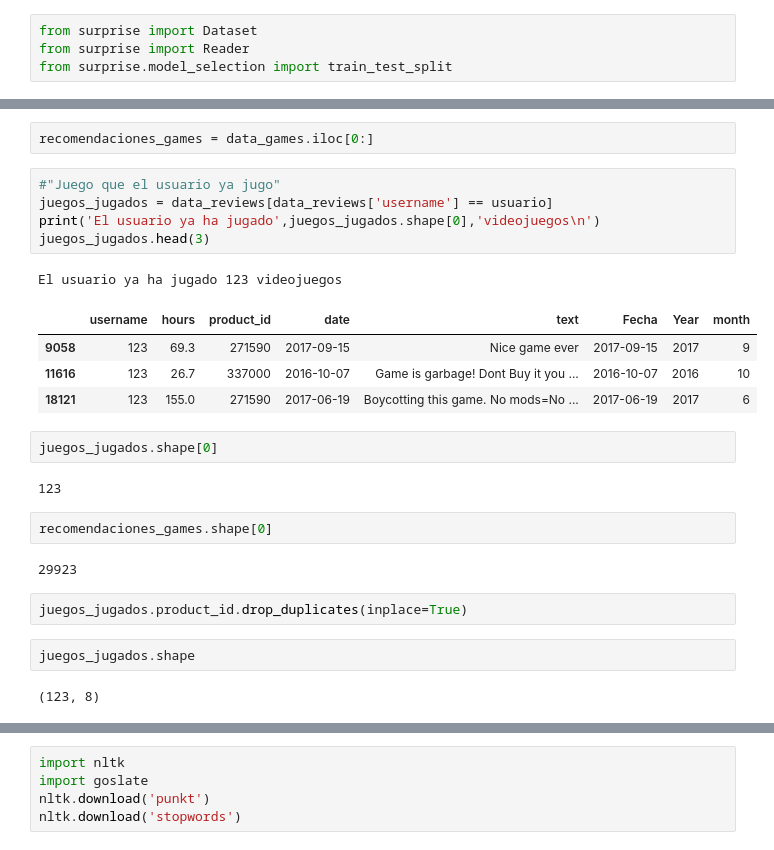
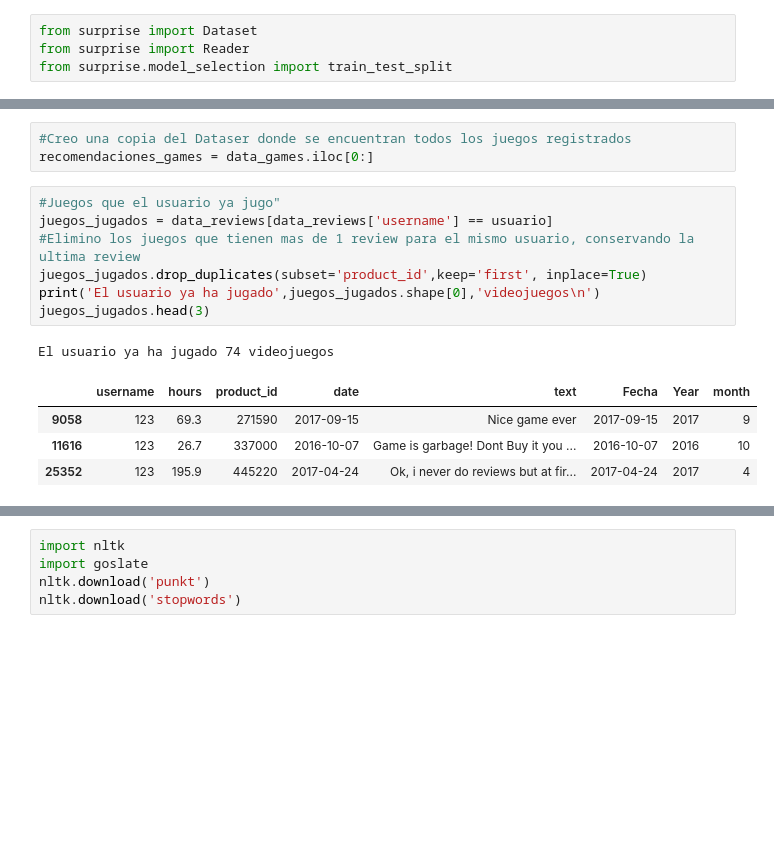
Before and after one commit to nestorjuarezR/Data_Science, a Jupyter notebook: Proyecto3.ipynb, the cells around one changed output, grey strips where cells are left out. Cells and saved outputs as stored; diff of their text form; blank space fills up the shorter version.

```diff
--- a/Proyecto3.ipynb
+++ b/Proyecto3.ipynb
@@ -598,27 +548,16 @@ df_user
-# %%
-recomendaciones_games = data_games.iloc[0:]
+# %%
+#Creo una copia del Dataser donde se encuentran todos los juegos registrados
+recomendaciones_games = data_games.iloc[0:]
 # %%
-#"Juego que el usuario ya jugo"
+#Juegos que el usuario ya jugo"
 juegos_jugados = data_reviews[data_reviews['username'] == usuario]
+#Elimino los juegos que tienen mas de 1 review para el mismo usuario, conservando la ultima review
+juegos_jugados.drop_duplicates(subset='product_id',keep='first', inplace=True)
 print('El usuario ya ha jugado',juegos_jugados.shape[0],'videojuegos\n')
 juegos_jugados.head(3)
 # %% [output]
-El usuario ya ha jugado 123 videojuegos
+El usuario ya ha jugado 74 videojuegos
 |  | username | hours | product_id | date | text | Fecha | Year | month |
 | 9058 | 123 | 69.3 | 271590 | 2017-09-15 | Nice game ever | 2017-09-15 | 2017 | 9 |
 | 11616 | 123 | 26.7 | 337000 | 2016-10-07 | Game is garbage! Dont Buy it you ... | 2016-10-07 | 2016 | 10 |
-| 18121 | 123 | 155.0 | 271590 | 2017-06-19 | Boycotting this game. No mods=No ... | 2017-06-19 | 2017 | 6 |
+| 25352 | 123 | 195.9 | 445220 | 2017-04-24 | Ok, i never do reviews but at fir... | 2017-04-24 | 2017 | 4 |
-# %%
-juegos_jugados.shape[0]
-# %% [output]
-123
-# %%
-recomendaciones_games.shape[0]
-# %% [output]
-29923
-# %%
-juegos_jugados.product_id.drop_duplicates(inplace=True)
-# %%
-juegos_jugados.shape
-# %% [output]
-(123, 8)
```
Also changed, not shown: parts of 48 cells of this notebook.
